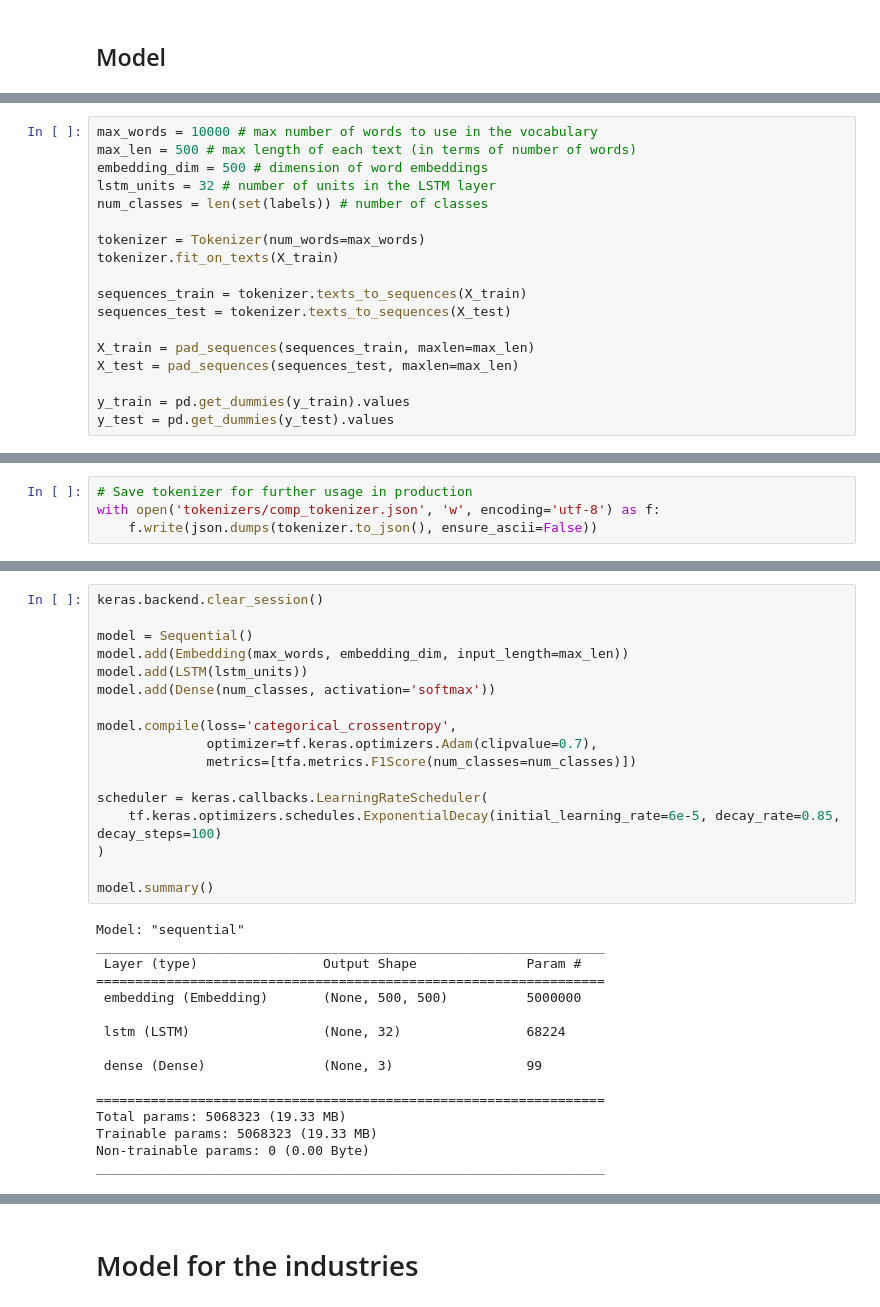
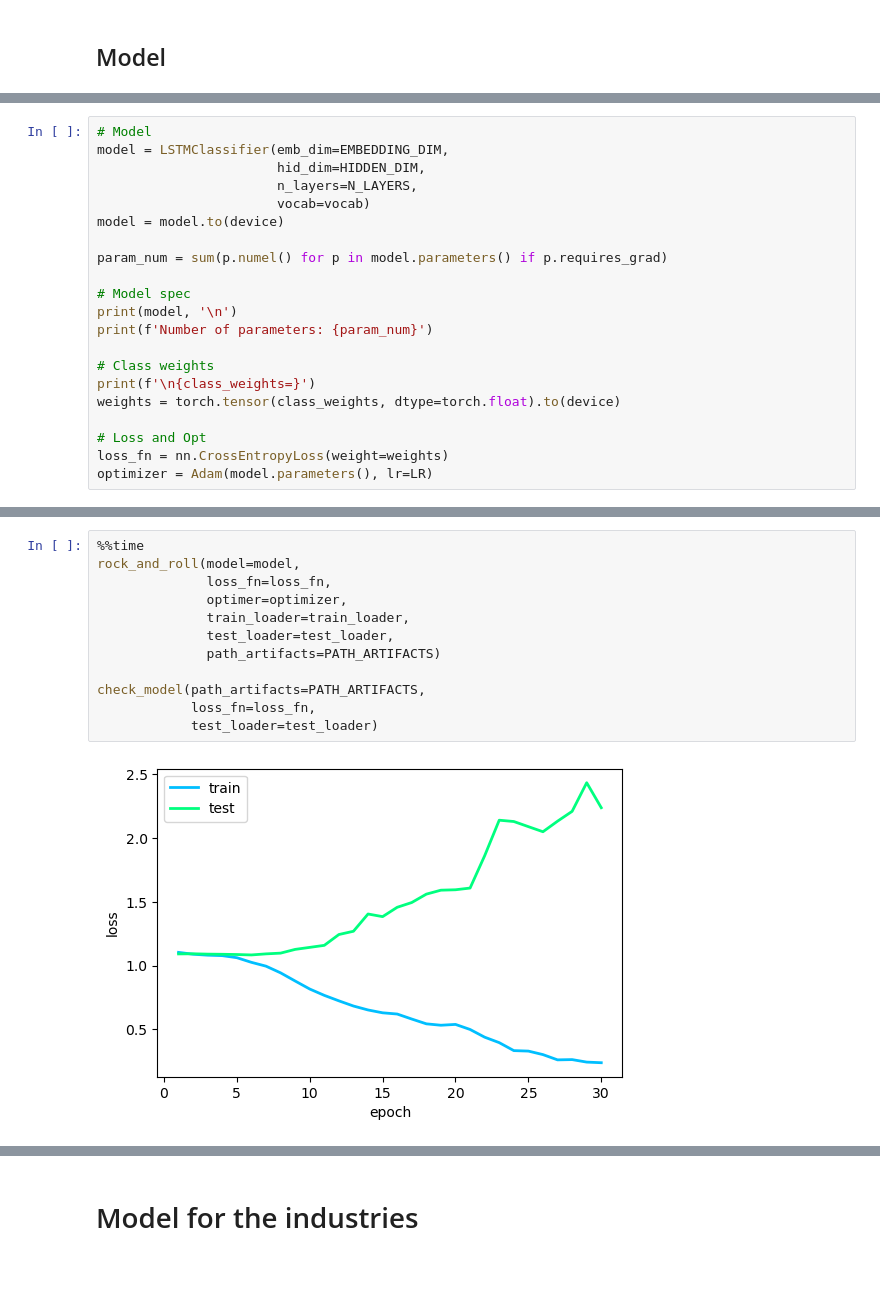
Before and after one commit to FlameInBrainSerj/project_news_graph, a Jupyter notebook: Modeling/models_final.ipynb, the cells around one changed output, grey strips where cells are left out. Saved outputs shown, nothing was run; the diff lists cells and outputs as text; blank space fills up the shorter version.

```diff
--- a/Modeling/models_final.ipynb
+++ b/Modeling/models_final.ipynb
@@ -193,18 +418,21 @@ plt.show()
 # %%
-max_words = 10000 # max number of words to use in the vocabulary
-max_len = 500 # max length of each text (in terms of number of words)
-embedding_dim = 500 # dimension of word embeddings
-lstm_units = 32 # number of units in the LSTM layer
-num_classes = len(set(labels)) # number of classes
+# Model
+model = LSTMClassifier(emb_dim=EMBEDDING_DIM,
+                       hid_dim=HIDDEN_DIM,
+                       n_layers=N_LAYERS,
+                       vocab=vocab)
+model = model.to(device)
 
-tokenizer = Tokenizer(num_words=max_words)
-tokenizer.fit_on_texts(X_train)
+param_num = sum(p.numel() for p in model.parameters() if p.requires_grad)
 
-sequences_train = tokenizer.texts_to_sequences(X_train)
-sequences_test = tokenizer.texts_to_sequences(X_test)
+# Model spec
+print(model, '\n')
+print(f'Number of parameters: {param_num}')
 
-X_train = pad_sequences(sequences_train, maxlen=max_len)
-X_test = pad_sequences(sequences_test, maxlen=max_len)
+# Class weights
+print(f'\n{class_weights=}')
+weights = torch.tensor(class_weights, dtype=torch.float).to(device)
 
-y_train = pd.get_dummies(y_train).values
-y_test = pd.get_dummies(y_test).values
+# Loss and Opt
+loss_fn = nn.CrossEntropyLoss(weight=weights)
+optimizer = Adam(model.parameters(), lr=LR)
@@ -211,4 +450,14 @@ y_test = pd.get_dummies(y_test).values
 # %%
-# Save tokenizer for further usage in production
-with open('tokenizers/comp_tokenizer.json', 'w', encoding='utf-8') as f:
-    f.write(json.dumps(tokenizer.to_json(), ensure_ascii=False))
+%%time
+rock_and_roll(model=model,
+              loss_fn=loss_fn,
+              optimer=optimizer,
+              train_loader=train_loader,
+              test_loader=test_loader,
+              path_artifacts=PATH_ARTIFACTS)
+
+check_model(path_artifacts=PATH_ARTIFACTS,
+            loss_fn=loss_fn,
+            test_loader=test_loader)
+# %% [output]
+[figure, added]
@@ -215,33 +476,0 @@ with open('tokenizers/comp_tokenizer.json', 'w', encoding='utf-8') as f:
-# %%
-keras.backend.clear_session()
-
-model = Sequential()
-model.add(Embedding(max_words, embedding_dim, input_length=max_len))
-model.add(LSTM(lstm_units))
-model.add(Dense(num_classes, activation='softmax'))
-
-model.compile(loss='categorical_crossentropy',
-              optimizer=tf.keras.optimizers.Adam(clipvalue=0.7),
-              metrics=[tfa.metrics.F1Score(num_classes=num_classes)])
-
-scheduler = keras.callbacks.LearningRateScheduler(
-    tf.keras.optimizers.schedules.ExponentialDecay(initial_learning_rate=6e-5, decay_rate=0.85, decay_steps=100)
-)
-
-model.summary()
-# %% [output]
-Model: "sequential"
-_________________________________________________________________
- Layer (type)                Output Shape              Param #
-=================================================================
- embedding (Embedding)       (None, 500, 500)          5000000
-
- lstm (LSTM)                 (None, 32)                68224
-
- dense (Dense)               (None, 3)                 99
-
-=================================================================
-Total params: 5068323 (19.33 MB)
-Trainable params: 5068323 (19.33 MB)
-Non-trainable params: 0 (0.00 Byte)
-_________________________________________________________________
```
Also changed, not shown: parts of 51 cells of this notebook, 6 other files.
